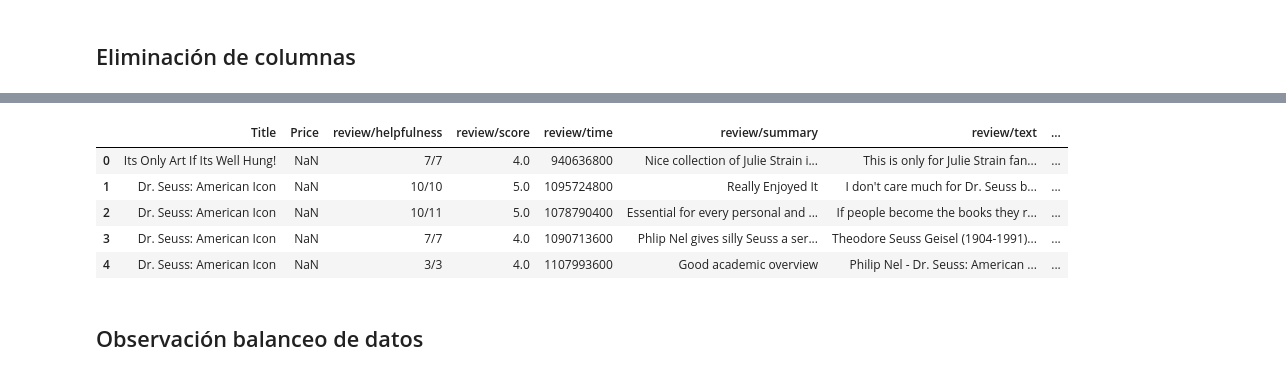
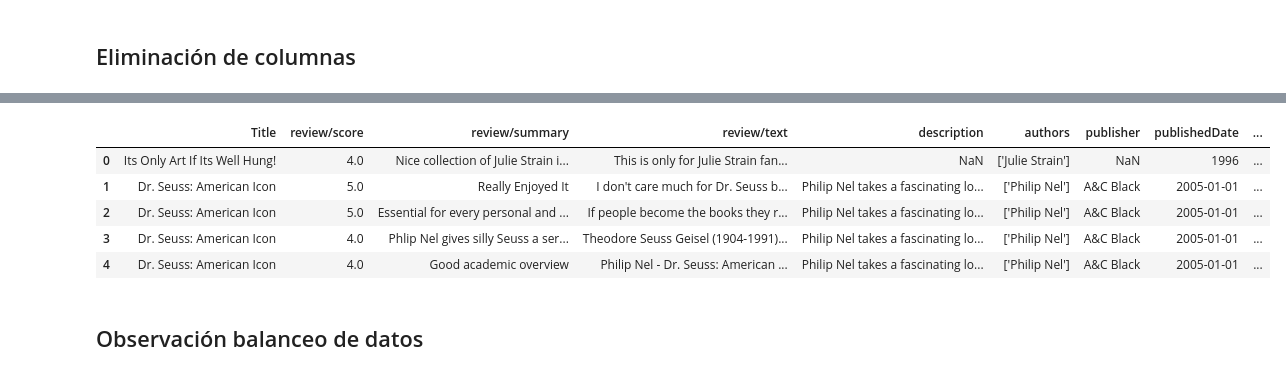
Before and after one commit to EUtrilla2002/ProyectoDatos, a Jupyter notebook: ProyectoDatos.ipynb, the cells around one changed output, grey strips where cells are left out. Drawn from its saved outputs; the diff is of its cells as text; code cells hidden in the pictures.

Commit message:
Datos limpios

```diff
--- a/ProyectoDatos.ipynb
+++ b/ProyectoDatos.ipynb
@@ -77,2 +63,4 @@ Bases de datos unidas correctamente.
 # %% [markdown]
 ## Eliminación de columnas
+# %%
+df_final = pd.read_csv("/content/drive/MyDrive/Datos/contenido_zip/base_combinada.csv")  # Segunda base de datos
@@ -79,11 +94,13 @@ Bases de datos unidas correctamente.
 # %%
-df_final_sincolumnas = df_final.drop(columns=["Id","image","previewLink","User_id","infoLink","profileName","price"])
+df_final_sincolumnas = df_final.drop(columns=["Id","image","previewLink","User_id","infoLink","profileName","Price","ratingsCount","review/helpfulness","review/time"])
+
+
 df_final_sincolumnas.head()
 # %% [output]
-|  | Title | Price | review/helpfulness | review/score | review/time | review/summary | review/text | ... |
-| 0 | Its Only Art If Its Well Hung! | NaN | 7/7 | 4.0 | 940636800 | Nice collection of Julie Strain i... | This is only for Julie Strain fan... | ... |
-| 1 | Dr. Seuss: American Icon | NaN | 10/10 | 5.0 | 1095724800 | Really Enjoyed It | I don't care much for Dr. Seuss b... | ... |
-| 2 | Dr. Seuss: American Icon | NaN | 10/11 | 5.0 | 1078790400 | Essential for every personal and ... | If people become the books they r... | ... |
-| 3 | Dr. Seuss: American Icon | NaN | 7/7 | 4.0 | 1090713600 | Phlip Nel gives silly Seuss a ser... | Theodore Seuss Geisel (1904-1991)... | ... |
-| 4 | Dr. Seuss: American Icon | NaN | 3/3 | 4.0 | 1107993600 | Good academic overview | Philip Nel - Dr. Seuss: American ... | ... |
+|  | Title | review/score | review/summary | review/text | description | authors | publisher | publishedDate | ... |
+| 0 | Its Only Art If Its Well Hung! | 4.0 | Nice collection of Julie Strain i... | This is only for Julie Strain fan... | NaN | ['Julie Strain'] | NaN | 1996 | ... |
+| 1 | Dr. Seuss: American Icon | 5.0 | Really Enjoyed It | I don't care much for Dr. Seuss b... | Philip Nel takes a fascinating lo... | ['Philip Nel'] | A&C Black | 2005-01-01 | ... |
+| 2 | Dr. Seuss: American Icon | 5.0 | Essential for every personal and ... | If people become the books they r... | Philip Nel takes a fascinating lo... | ['Philip Nel'] | A&C Black | 2005-01-01 | ... |
+| 3 | Dr. Seuss: American Icon | 4.0 | Phlip Nel gives silly Seuss a ser... | Theodore Seuss Geisel (1904-1991)... | Philip Nel takes a fascinating lo... | ['Philip Nel'] | A&C Black | 2005-01-01 | ... |
+| 4 | Dr. Seuss: American Icon | 4.0 | Good academic overview | Philip Nel - Dr. Seuss: American ... | Philip Nel takes a fascinating lo... | ['Philip Nel'] | A&C Black | 2005-01-01 | ... |
 # %%
```
Also changed, not shown: parts of 12 cells of this notebook.
